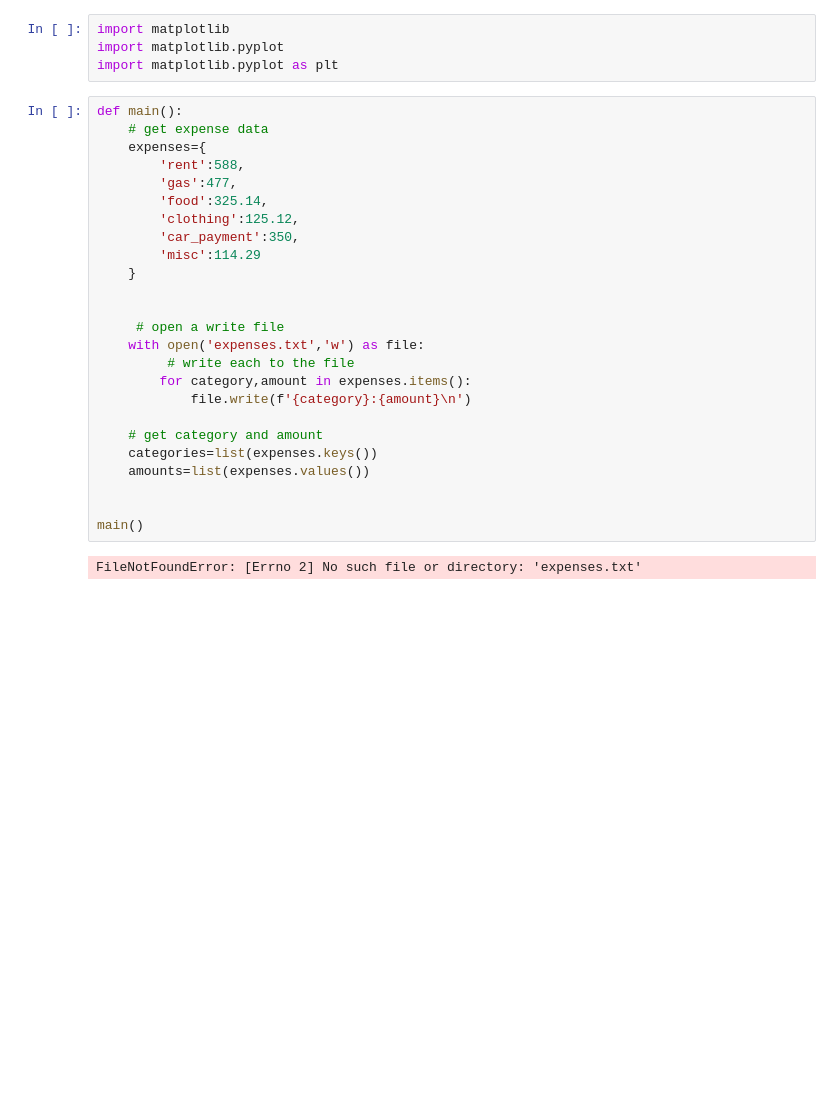
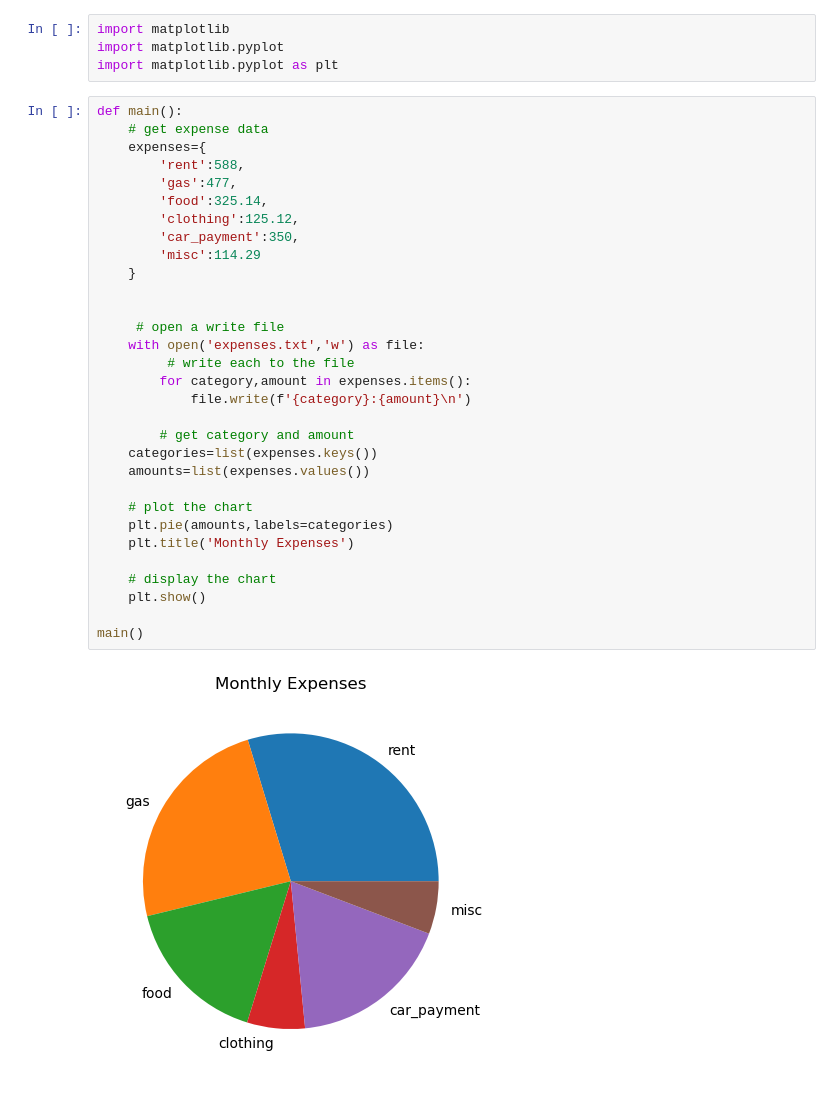
Before and after one commit to juddt2/Work-for-Coding, a Jupyter notebook: Chapter 7 Exercises.ipynb, the cells around one changed output. Cells and saved outputs as stored; diff of their text form; blank space fills up the shorter version.

Commit message:
category and amount

```diff
--- a/Chapter 7 Exercises.ipynb
+++ b/Chapter 7 Exercises.ipynb
@@ -234,27 +234,33 @@ import matplotlib.pyplot as plt
 # %%
 def main():
     # get expense data
     expenses={
         'rent':588,
         'gas':477,
         'food':325.14,
         'clothing':125.12,
         'car_payment':350,
         'misc':114.29
     }
 
 
      # open a write file
     with open('expenses.txt','w') as file:
          # write each to the file
         for category,amount in expenses.items():
             file.write(f'{category}:{amount}\n')
 
-    # get category and amount
+        # get category and amount
     categories=list(expenses.keys())
     amounts=list(expenses.values())
 
+    # plot the chart
+    plt.pie(amounts,labels=categories)
+    plt.title('Monthly Expenses')
+
+    # display the chart
+    plt.show()
 
 main()
 # %% [output]
-FileNotFoundError: [Errno 2] No such file or directory: 'expenses.txt'
+[figure, added]
```
